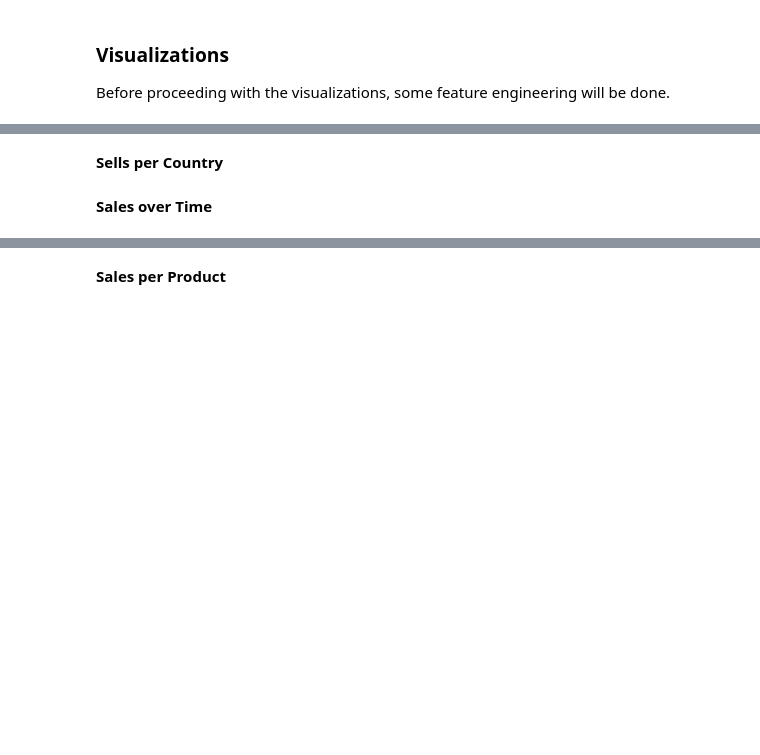
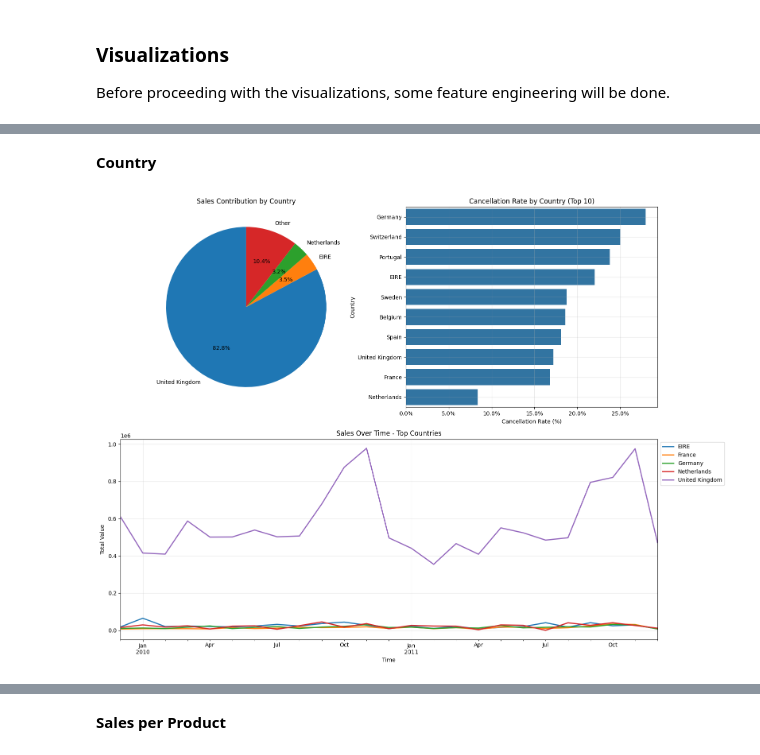
Before and after one commit to EnricPH/Evolve_ML_Project, a Jupyter notebook: notebooks/ML_Project.ipynb, the cells around one changed output, grey strips where cells are left out. Cells and saved outputs as stored; diff of their text form; code cells hidden in the pictures; blank space fills up the shorter version.

Commit message:
visuals

```diff
--- a/notebooks/ML_Project.ipynb
+++ b/notebooks/ML_Project.ipynb
@@ -374,4 +336,6 @@ NameError: name 'df_copy' is not defined
 # %% [markdown]
-**Sells per Country**
+**Country**
-# %% [markdown]
-**Sales over Time**
+# %%
+country_visualization(df_copy)
+# %% [output]
+[figure, added]
```
Also changed, not shown: parts of 19 cells of this notebook, 5 other files.
